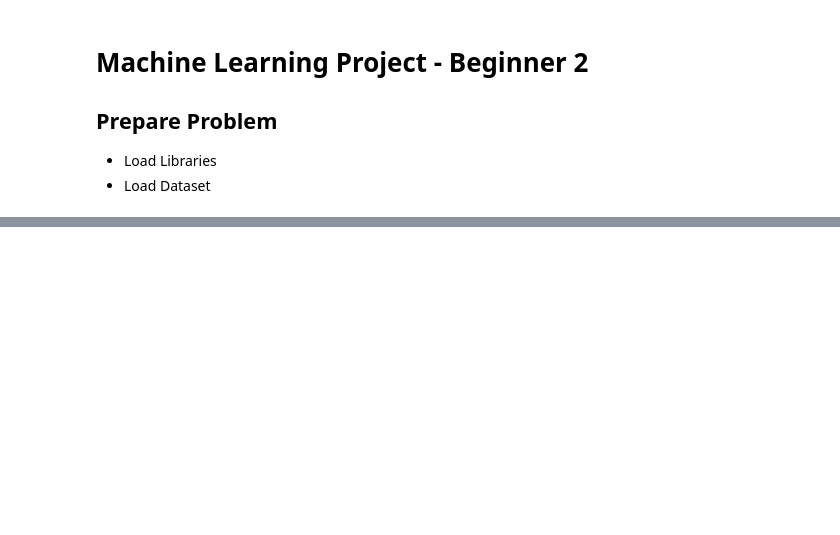
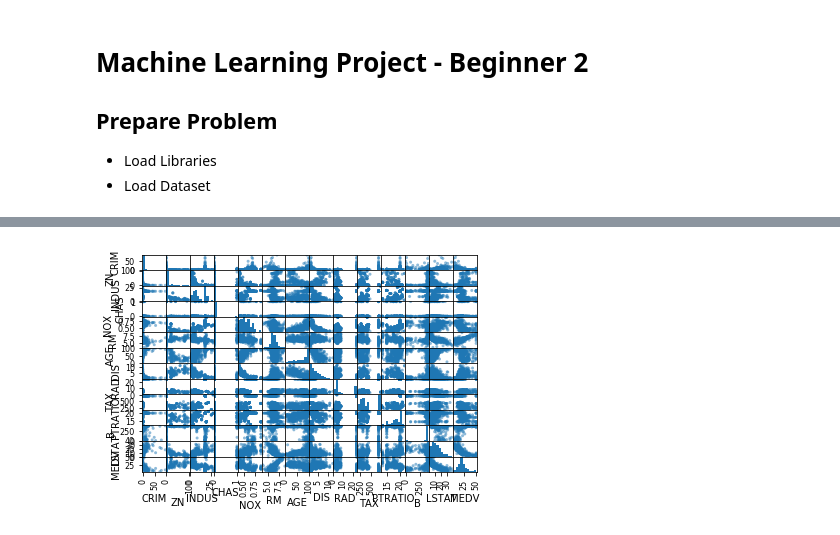
Before and after one commit to loganrane/MachineLearning101, a Jupyter notebook: ML Project End to End - Beginner - 2.ipynb, the cells around one changed output, grey strips where cells are left out. Drawn from its saved outputs; the diff is of its cells as text; code cells hidden in the pictures; blank space fills up the shorter version.

```diff
--- a/ML Project End to End - Beginner - 2.ipynb
+++ b/ML Project End to End - Beginner - 2.ipynb
@@ -34,0 +147,7 @@ dataset = read_csv(filena)
+# %%
+# Scatter Plot Matrix
+scatter_matrix(dataset)
+plt.show()
+# Oooooffffff!
+# %% [output]
+[figure, added]
```
Also changed, not shown: parts of 13 cells of this notebook.
